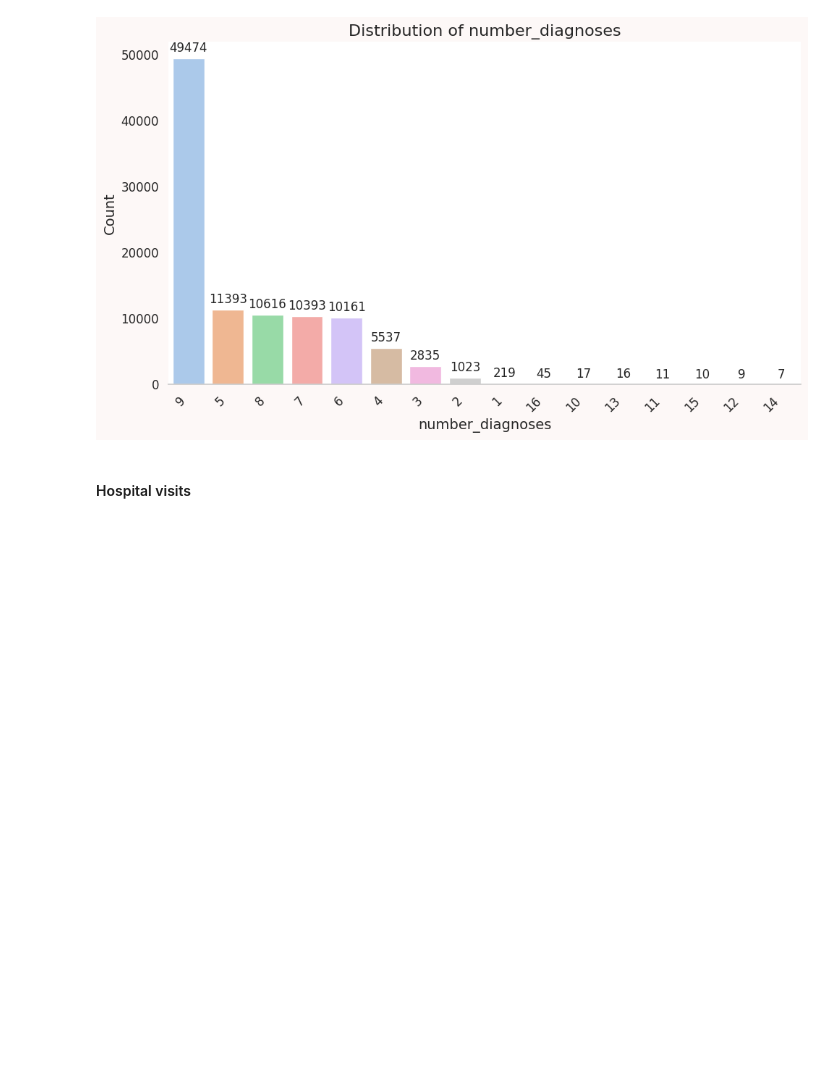
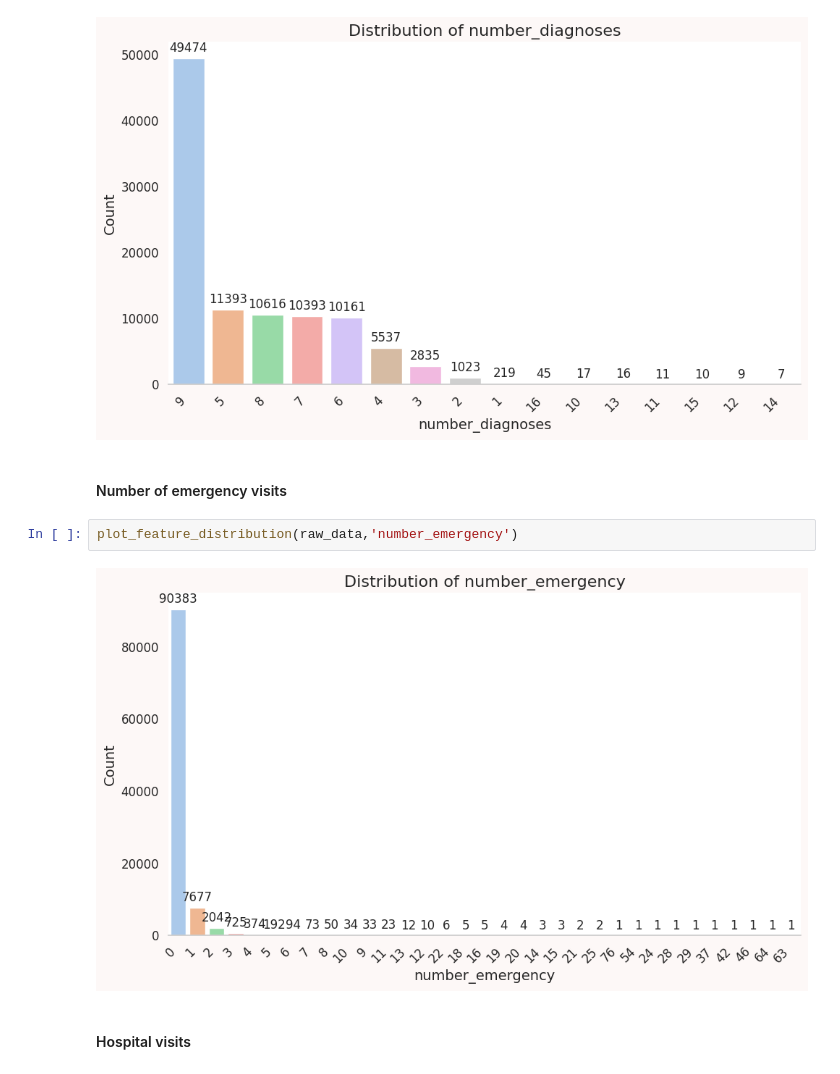
Before and after one commit to AliMO77/DMAKD, a Jupyter notebook: Diabetes.ipynb, the cells around one changed output. Saved outputs shown, nothing was run; the diff lists cells and outputs as text; blank space fills up the shorter version.

```diff
--- a/Diabetes.ipynb
+++ b/Diabetes.ipynb
@@ -496,6 +513,12 @@ plot_feature_distribution(raw_data,'diabetesMed')
 plot_feature_distribution(raw_data,'number_diagnoses')
 # %% [output]
 [figure]
+# %% [markdown]
+#### Number of emergency visits
+# %%
+plot_feature_distribution(raw_data,'number_emergency')
+# %% [output]
+[figure, added]
 # %% [markdown]
 ####  Hospital visits
 # %%
```
Also changed, not shown: parts of 31 cells of this notebook, 1 other file.
